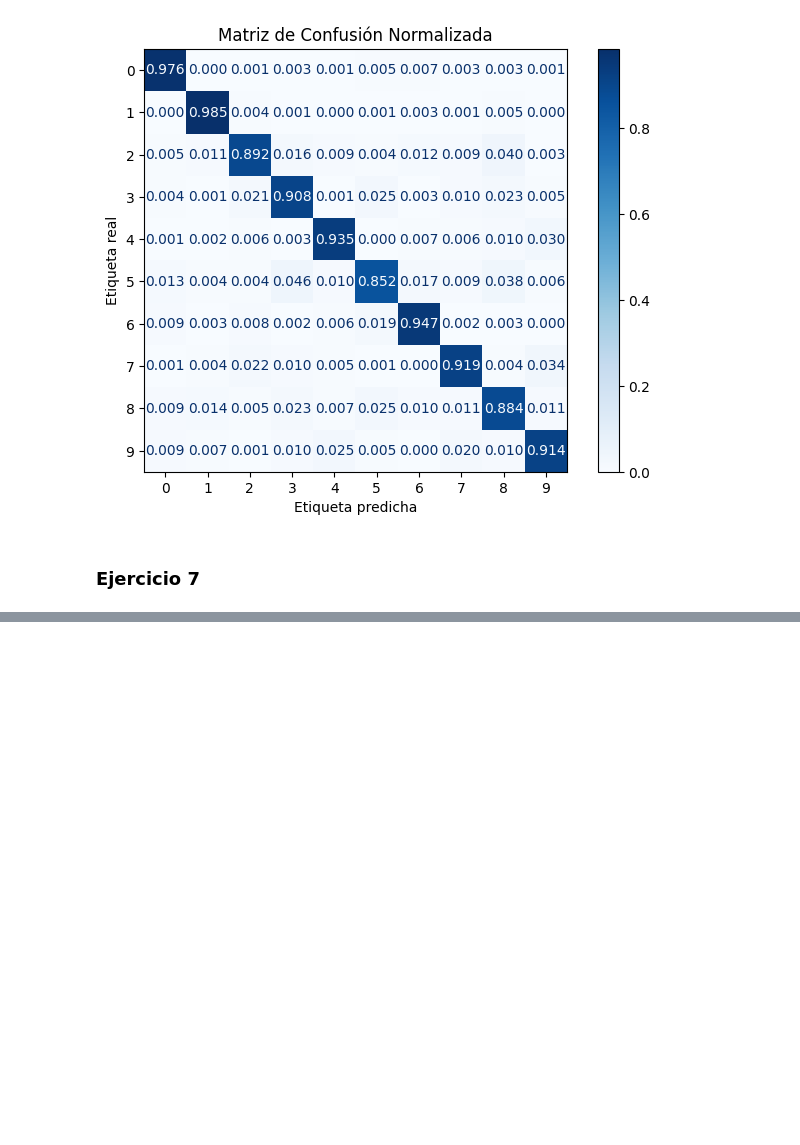
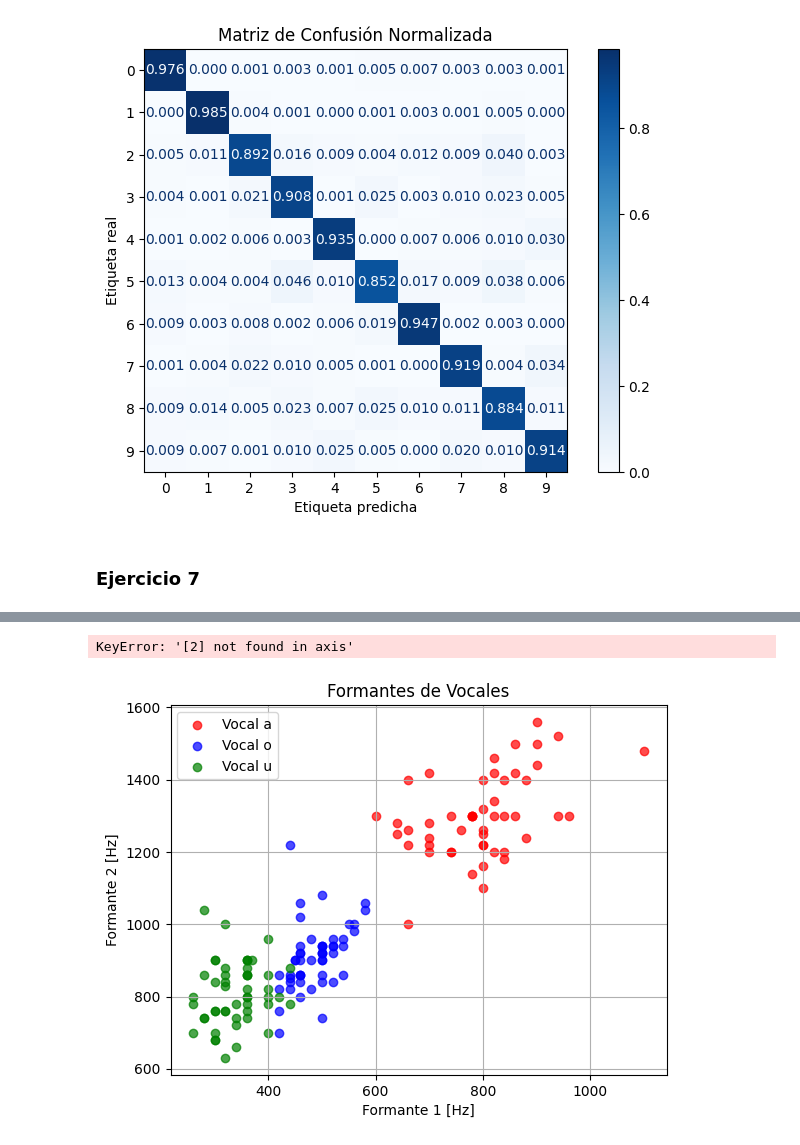
Before and after one commit to joaquinmacia/taller_procesamiento_senales, a Jupyter notebook: guia_2/guia_2.ipynb, the cells around one changed output, grey strips where cells are left out. Drawn from its saved outputs; the diff is of its cells as text; code cells hidden in the pictures; blank space fills up the shorter version.

```diff
--- a/guia_2/guia_2.ipynb
+++ b/guia_2/guia_2.ipynb
@@ -634,0 +639,59 @@ plt.grid()
+# %%
+# b)
+
+# Graficar cada vocal con un color diferente
+for vocal in colors.keys():
+    subset = data[data['Vocal'] == vocal]
+    plt.scatter(subset['Formante1'], subset['Formante2'], c=colors[vocal], label=f'Vocal {vocal}', alpha=0.7)
+plt.xlabel('Formante 1 [Hz]')
+plt.ylabel('Formante 2 [Hz]')
+plt.title('Formantes de Vocales')
+plt.legend()
+plt.grid()
+
+
+#Entrenamos el modelo
+
+lda = LDA()
+lda.fit(X, y)
+
+medias = lda.means_
+# Con esta covarianza me da raro el grafico, la calculo de otra manera
+#covarianza = np.cov(X.T)
+
+#Dk = cantidad de datos de la clase k
+Dk = np.array([len(data['Vocal']=='a'), len(data['Vocal']=='o'), len(data['Vocal']=='u')]).reshape(-1, 1)
+#Datos totales
+cant_datos = len(data)
+cant_vocales = Dk.shape[0]
+
+covarianza_a = np.cov(data.loc[data['Vocal']=='a'].drop(2, axis=1))
+
+#covarianza =
+
+
+#Creamos la malla para graficar
+
+x_min, x_max = X[:, 0].min() - 100, X[:, 0].max() + 100
+y_min, y_max = X[:, 1].min() - 100, X[:, 1].max() + 100
+xx, yy = np.meshgrid(np.linspace(x_min, x_max, 1000), np.linspace(y_min, y_max, 1000))
+
+
+norm_multivar_a = multivariate_normal(medias[0], covarianza)
+dens_norm_multivar_a = norm_multivar_a.pdf(np.dstack((xx, yy)))
+plt.contour(xx, yy, dens_norm_multivar_a, levels = 5)
+
+norm_multivar_o = multivariate_normal(medias[1], covarianza)
+dens_norm_multivar_o = norm_multivar_o.pdf(np.dstack((xx, yy)))
+plt.contour(xx, yy, dens_norm_multivar_o, levels = 5)
+
+norm_multivar_u = multivariate_normal(medias[2], covarianza)
+dens_norm_multivar_u = norm_multivar_u.pdf(np.dstack((xx, yy)))
+plt.contour(xx, yy, dens_norm_multivar_u, levels = 5)
+
+
+
+#del lda, medias, covarianza, x_min, x_max, y_min, y_max, xx, yy
+# %% [output]
+KeyError: '[2] not found in axis'
+[figure, added]
```
Also changed, not shown: parts of 2 cells of this notebook.
